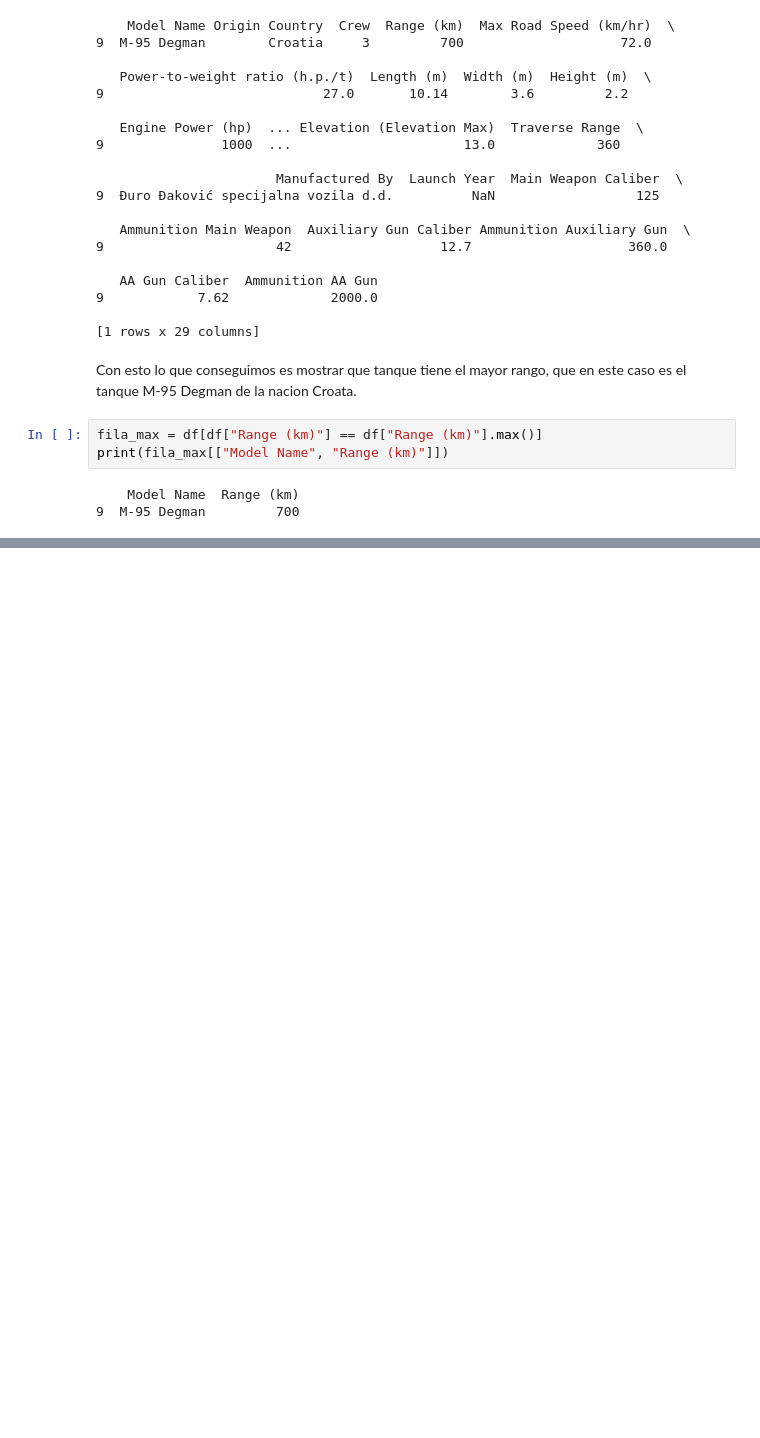
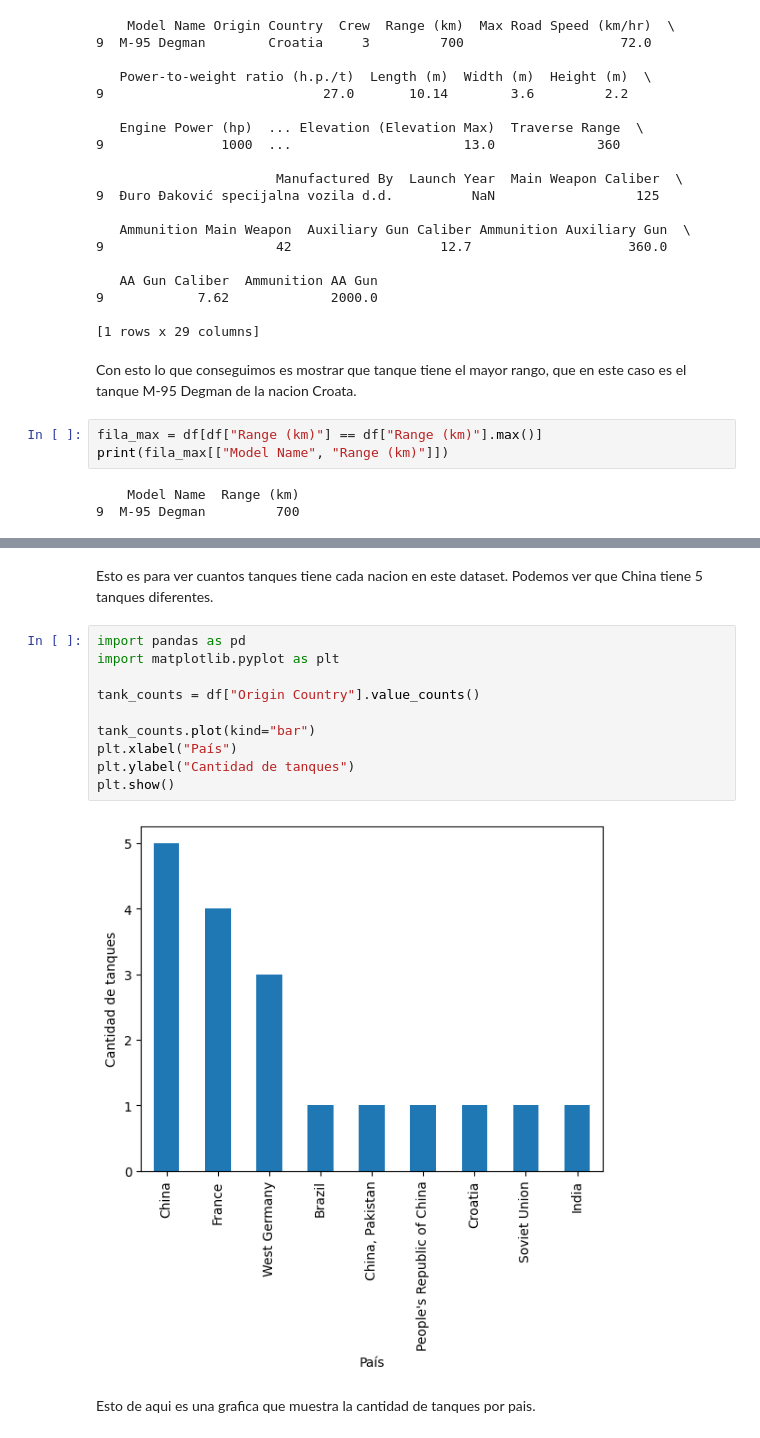
Before and after one commit to EnricUlloa/binder, a Jupyter notebook: militaryTanks.ipynb, the cells around one changed output, grey strips where cells are left out. Saved outputs shown, nothing was run; the diff lists cells and outputs as text; blank space fills up the shorter version.

```diff
--- a/militaryTanks.ipynb
+++ b/militaryTanks.ipynb
@@ -97,0 +108,16 @@ sns.scatterplot(data=df, x="Length (m)", y="Width (m)")
+# %% [markdown]
+Esto es para ver cuantos tanques tiene cada nacion en este dataset. Podemos ver que China tiene 5 tanques diferentes.
+# %%
+import pandas as pd
+import matplotlib.pyplot as plt
+
+tank_counts = df["Origin Country"].value_counts()
+
+tank_counts.plot(kind="bar")
+plt.xlabel("País")
+plt.ylabel("Cantidad de tanques")
+plt.show()
+# %% [output]
+[figure, added]
+# %% [markdown]
+Esto de aqui es una grafica que muestra la cantidad de tanques por pais.
```
Also changed, not shown: parts of 3 cells of this notebook.
